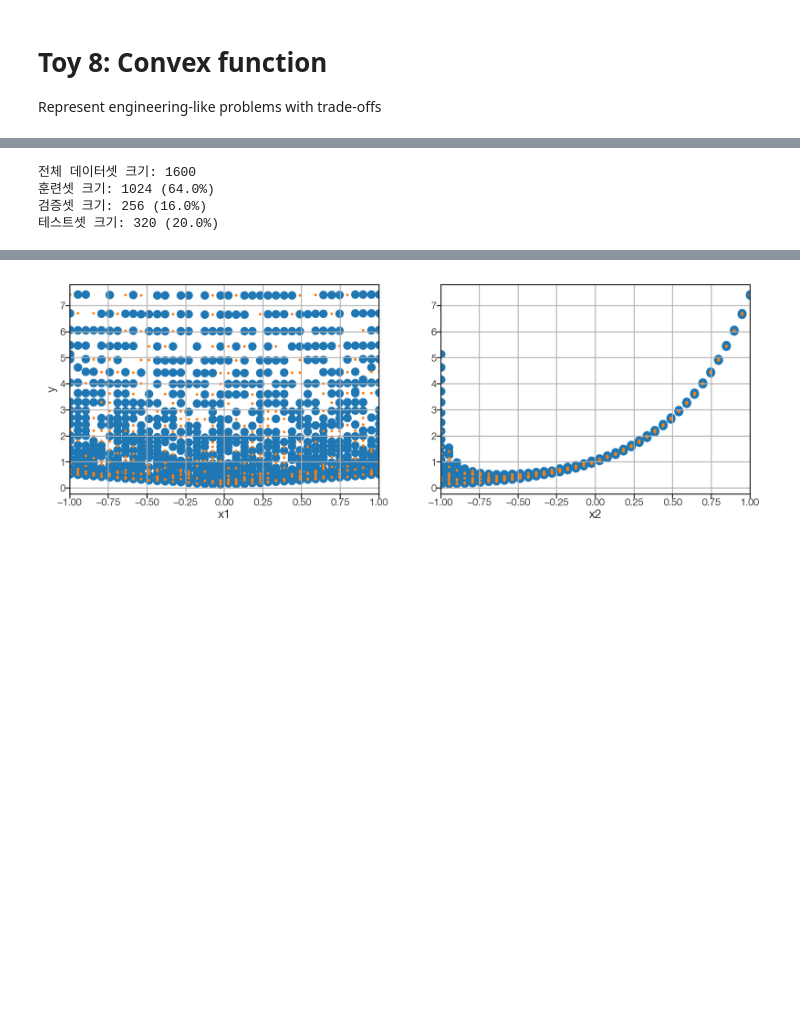
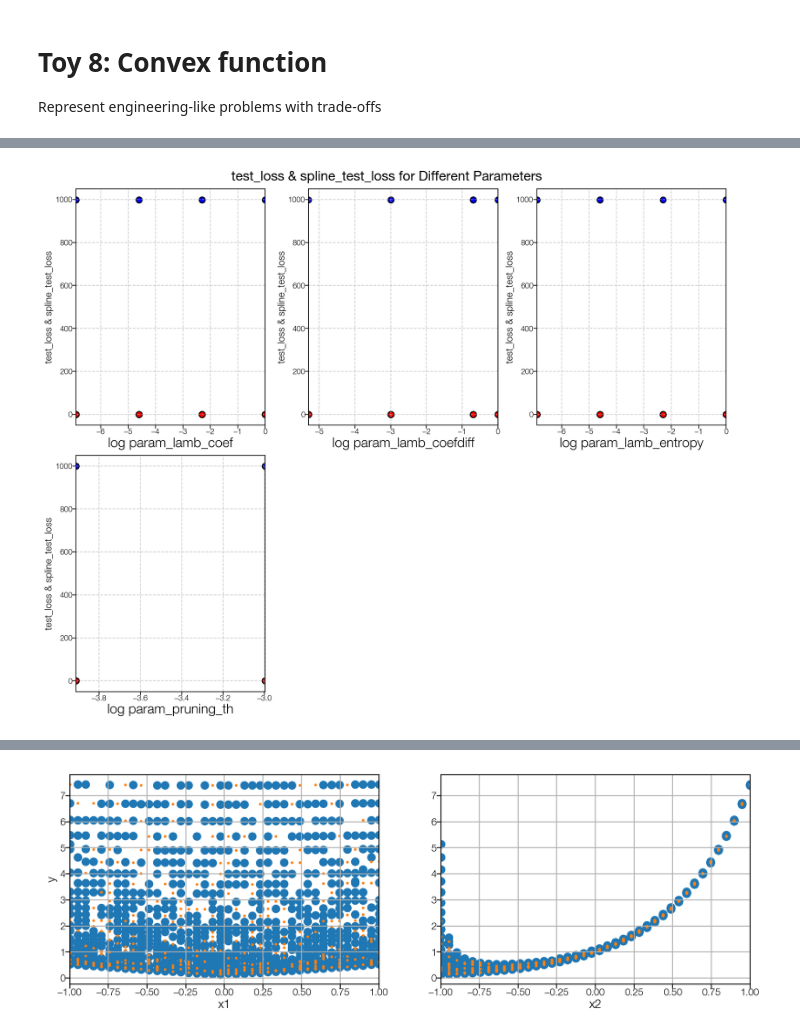
Before and after one commit to Hyein-coder/pykan, a Jupyter notebook: github/workflows/Hyein/toy_8_convex.ipynb, the cells around one changed output, grey strips where cells are left out. Drawn from its saved outputs; the diff is of its cells as text; code cells hidden in the pictures; blank space fills up the shorter version.

```diff
--- a/github/workflows/Hyein/toy_8_convex.ipynb
+++ b/github/workflows/Hyein/toy_8_convex.ipynb
@@ -57,47 +57,29 @@ plt.show()
 # %%
-from sklearn.model_selection import train_test_split
-from sklearn.preprocessing import MinMaxScaler
+fig, axs = plt.subplots(rows, cols, figsize=(10, 4*rows), constrained_layout=True)
+axs = np.atleast_1d(axs).flatten()
+metric = 'test_loss'
+metric2 = 'spline_test_loss'
 
-name_X = ["x1", "x2"]
-name_y = "y"
+for i, param_name in enumerate(param_cols):
+    ax = axs[i]
 
-x1_grid = np.linspace(-1, 1, 40)
-x2_grid = np.linspace(-1, 1, 40)
+    if pd.api.types.is_numeric_dtype(df[param_name]):
+        ax.scatter(np.log(df[param_name]), df[metric], alpha=0.7, c='blue', edgecolors='k')
+        ax.scatter(np.log(df[param_name]), df[metric2], alpha=0.7, c='red', edgecolors='k')
+        ax.set_xlabel("log " + param_name, fontsize=14)
+    else:
+        ax.scatter(df[param_name], df[metric], alpha=0.7, c='blue', edgecolors='k')
+        ax.scatter(df[param_name], df[metric2], alpha=0.7, c='red', edgecolors='k')
+        ax.set_xlabel(param_name, fontsize=14)
+    # ax.set_ylim([0, 1.05])
+    ax.set_ylabel(metric + ' & ' + metric2)
+    ax.grid(True, linestyle='--', alpha=0.6)
 
-x1, x2 = np.meshgrid(x1_grid, x2_grid)
-X = np.stack((x1.flatten(), x2.flatten()), axis=1)
-y = x1 ** 2 / (x2 + 1.02) / 10 + np.exp(2 * x2)
-y = y.flatten().reshape(-1, 1)
+# Hide any unused subplots if the grid is larger than the number of plots
+for i in range(num_params, len(axs)):
+    axs[i].axis('off')
 
-X_temp, X_test, y_temp, y_test = train_test_split(X, y, test_size=0.2, random_state=42)
-X_train, X_val, y_train, y_val = train_test_split(X_temp, y_temp, test_size=0.2, random_state=42)  # 0.2 × 0.8 = 0.16 (전체의 16%)
-
-print(f"전체 데이터셋 크기: {len(X)}")
-print(f"훈련셋 크기: {len(X_train)} ({len(X_train) / len(X) * 100:.1f}%)")
-print(f"검증셋 크기: {len(X_val)} ({len(X_val) / len(X) * 100:.1f}%)")
-print(f"테스트셋 크기: {len(X_test)} ({len(X_test) / len(X) * 100:.1f}%)")
-
-scaler_X = MinMaxScaler()
-scaler_y = MinMaxScaler()
-
-X_train_norm = scaler_X.fit_transform(X_train)
-y_train_norm = scaler_y.fit_transform(y_train)
-
-X_val_norm = scaler_X.transform(X_val)
-X_test_norm = scaler_X.transform(X_test)
-
-y_val_norm = scaler_y.transform(y_val)
-y_test_norm = scaler_y.transform(y_test)
-dataset = {
-    'train_input': torch.tensor(X_train_norm, dtype=torch.float32, device=device),
-    'train_label': torch.tensor(y_train_norm, dtype=torch.float32, device=device),
-    'test_input': torch.tensor(X_test_norm, dtype=torch.float32, device=device),
-    'test_label': torch.tensor(y_test_norm, dtype=torch.float32, device=device),
-    'val_input': torch.tensor(X_val_norm, dtype=torch.float32, device=device),
-    'val_label': torch.tensor(y_val_norm, dtype=torch.float32, device=device),
-}
+plt.suptitle(f"{metric} & {metric2} for Different Parameters", fontsize=14)
+plt.show()
 # %% [output]
-전체 데이터셋 크기: 1600
-훈련셋 크기: 1024 (64.0%)
-검증셋 크기: 256 (16.0%)
-테스트셋 크기: 320 (20.0%)
+[figure, added]
```
Also changed, not shown: parts of 8 cells of this notebook, 12 other files.
